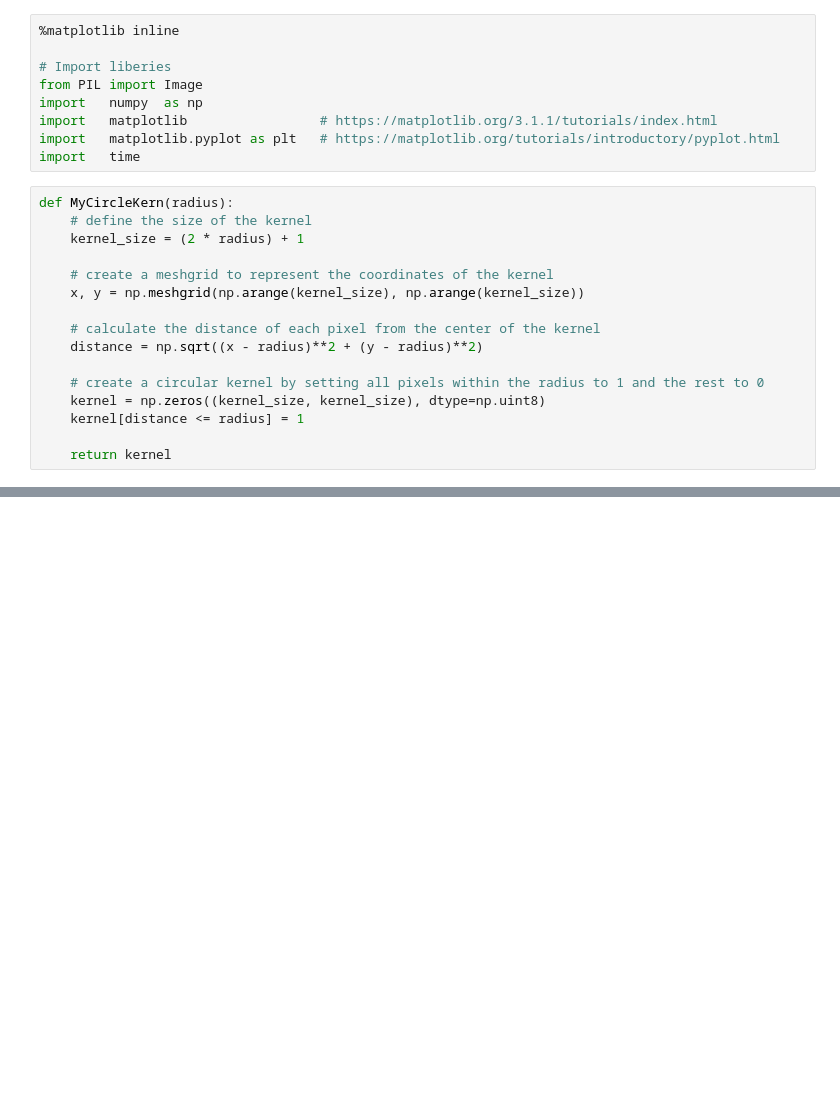
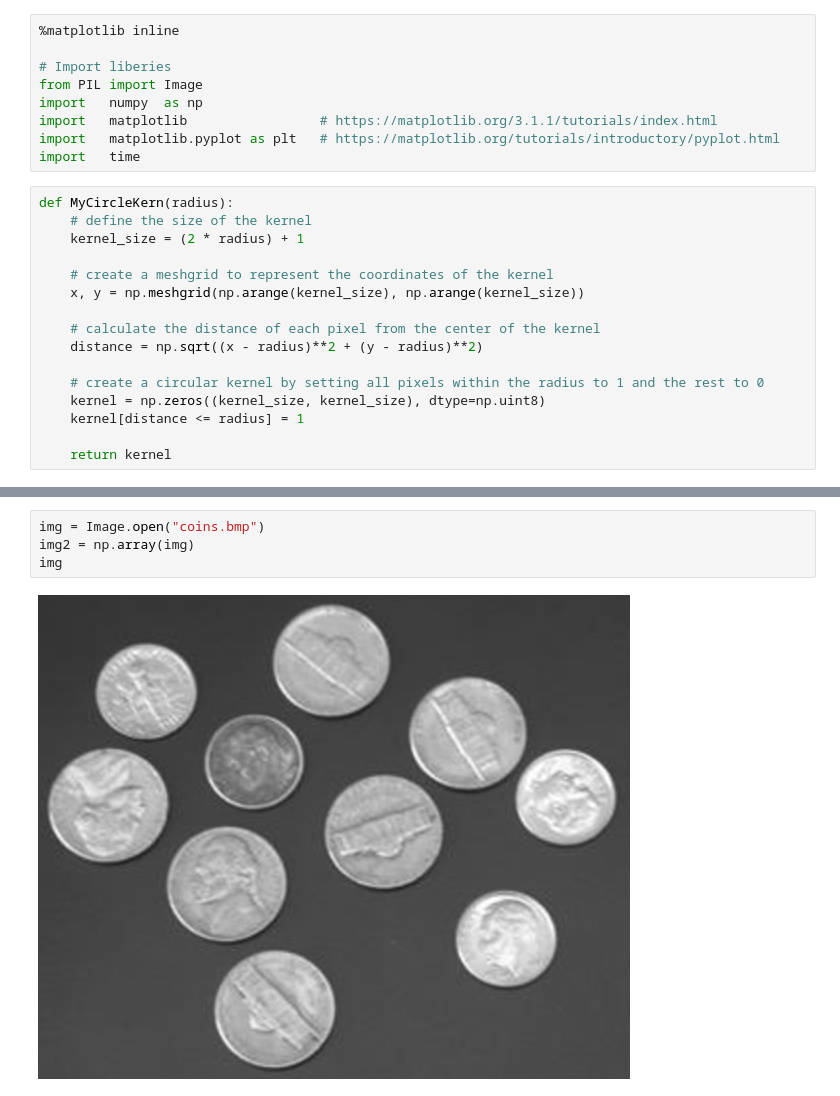
Before and after one commit to trungvt138/MMP, a Jupyter notebook: MMP1/NichtLinearFilter.ipynb, the cells around one changed output, grey strips where cells are left out. Drawn from its saved outputs; the diff is of its cells as text; blank space fills up the shorter version.

```diff
--- a/MMP1/NichtLinearFilter.ipynb
+++ b/MMP1/NichtLinearFilter.ipynb
@@ -25,0 +50,6 @@ def MyCircleKern(radius):
+# %%
+img = Image.open("coins.bmp")
+img2 = np.array(img)
+img
+# %% [output]
+[figure, added]
```
Also changed, not shown: parts of 12 cells of this notebook, 1 other file.
